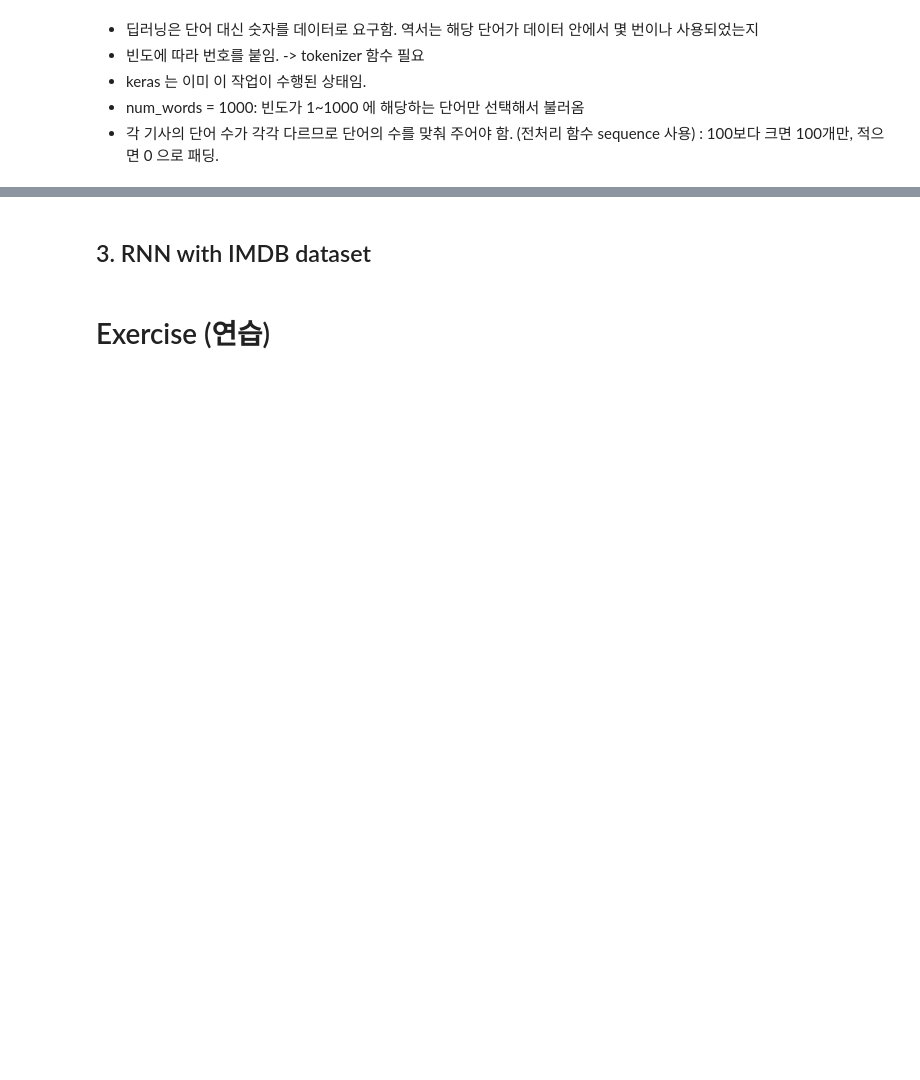
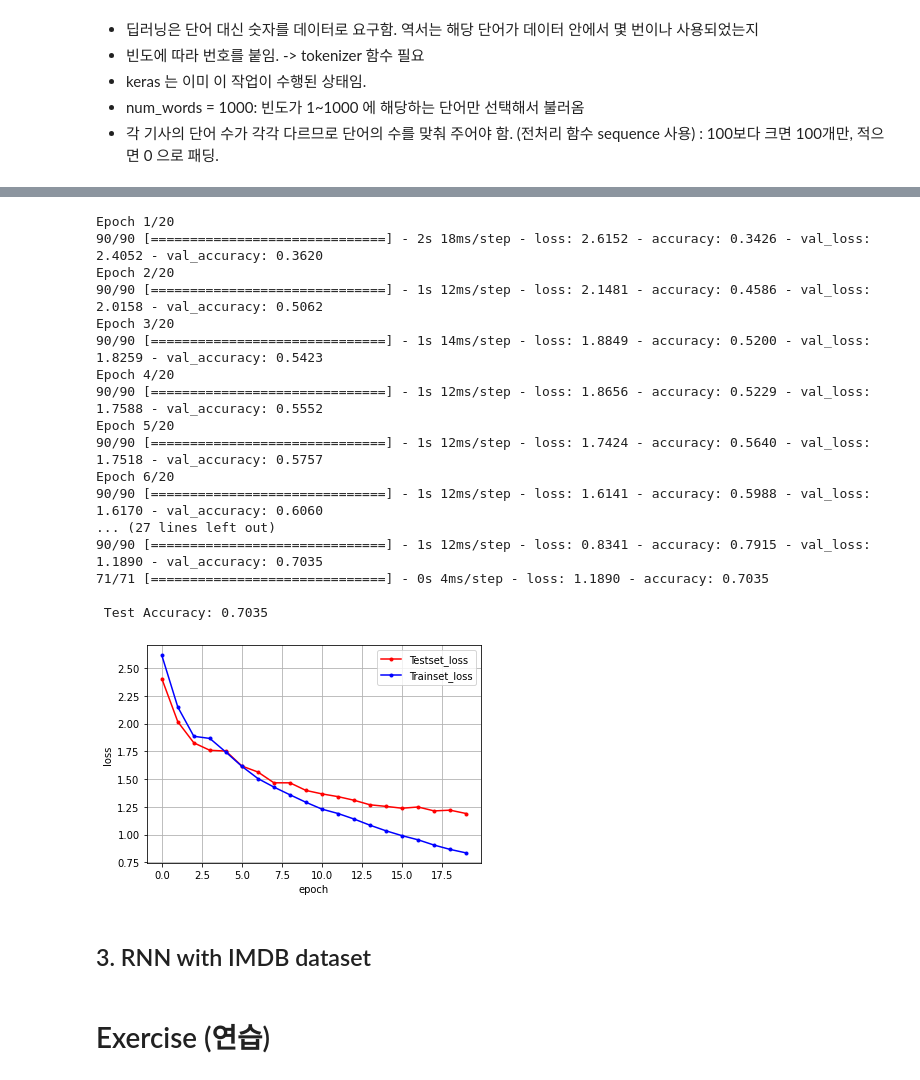
Before and after one commit to r0cd7b/DSAC, a Jupyter notebook: Lab5_Image_Deep_Learning.ipynb, the cells around one changed output, grey strips where cells are left out. Drawn from its saved outputs; the diff is of its cells as text; code cells hidden in the pictures; blank space fills up the shorter version.

```diff
--- a/Lab5_Image_Deep_Learning.ipynb
+++ b/Lab5_Image_Deep_Learning.ipynb
@@ -322,34 +375,53 @@ model.add(LSTM(100, activation='tanh'))
 model.add(Dense(46, activation='softmax'))
 
 # 모델의 컴파일
 model.compile(loss='categorical_crossentropy',
             optimizer='adam',
             metrics=['accuracy'])
 
 # 모델의 실행
 history = model.fit(x_train, y_train, batch_size=100, epochs=20, validation_data=(x_test, y_test))
 
 # 테스트 정확도 출력
 print("\n Test Accuracy: %.4f" % (model.evaluate(x_test, y_test)[1]))
 
 
 # 테스트 셋의 오차
 y_vloss = history.history['val_loss']
 
 # 학습셋의 오차
 y_loss = history.history['loss']
 
 # 그래프로 표현
-x_len = numpy.arange(len(y_loss))
+x_len = np.arange(len(y_loss))
 plt.plot(x_len, y_vloss, marker='.', c="red", label='Testset_loss')
 plt.plot(x_len, y_loss, marker='.', c="blue", label='Trainset_loss')
 
 # 그래프에 그리드를 주고 레이블을 표시
 plt.legend(loc='upper right')
 plt.grid()
 plt.xlabel('epoch')
 plt.ylabel('loss')
 plt.show()
+# %% [output]
+Epoch 1/20
+90/90 [==============================] - 2s 18ms/step - loss: 2.6152 - accuracy: 0.3426 - val_loss: 2.4052 - val_accuracy: 0.3620
+Epoch 2/20
+90/90 [==============================] - 1s 12ms/step - loss: 2.1481 - accuracy: 0.4586 - val_loss: 2.0158 - val_accuracy: 0.5062
+Epoch 3/20
+90/90 [==============================] - 1s 14ms/step - loss: 1.8849 - accuracy: 0.5200 - val_loss: 1.8259 - val_accuracy: 0.5423
+Epoch 4/20
+90/90 [==============================] - 1s 12ms/step - loss: 1.8656 - accuracy: 0.5229 - val_loss: 1.7588 - val_accuracy: 0.5552
+Epoch 5/20
+90/90 [==============================] - 1s 12ms/step - loss: 1.7424 - accuracy: 0.5640 - val_loss: 1.7518 - val_accuracy: 0.5757
+Epoch 6/20
+90/90 [==============================] - 1s 12ms/step - loss: 1.6141 - accuracy: 0.5988 - val_loss: 1.6170 - val_accuracy: 0.6060
+... (27 lines left out)
+90/90 [==============================] - 1s 12ms/step - loss: 0.8341 - accuracy: 0.7915 - val_loss: 1.1890 - val_accuracy: 0.7035
+71/71 [==============================] - 0s 4ms/step - loss: 1.1890 - accuracy: 0.7035
+
+ Test Accuracy: 0.7035
+[figure, added]
 # %% [markdown]
 ## 3. RNN with IMDB dataset
 # %%
```
Also changed, not shown: parts of 10 cells of this notebook.
